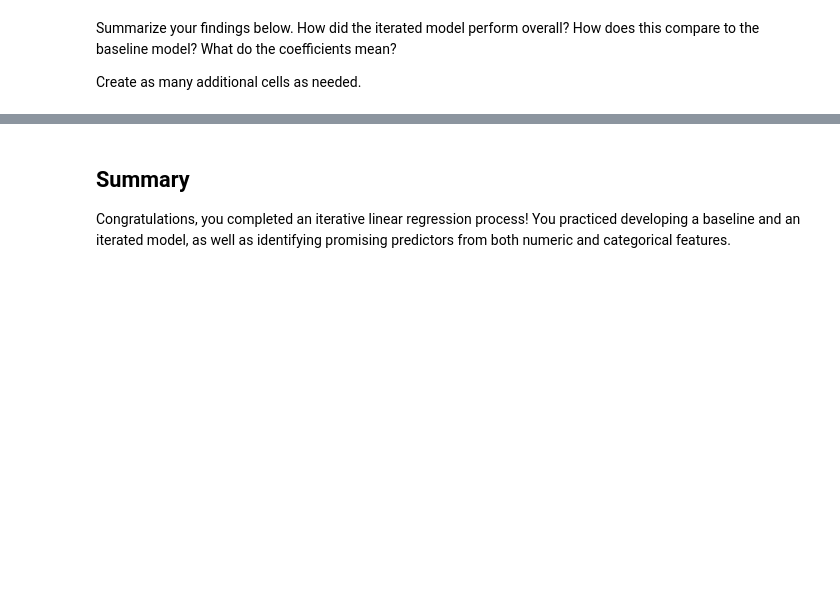
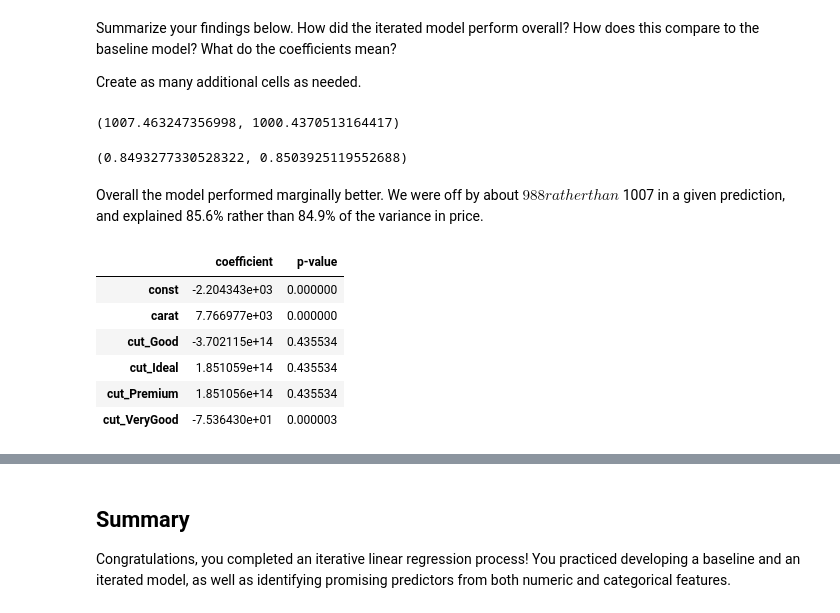
Before and after one commit to Giwanji/dsc-multiple-regression-cumulative-lab, a Jupyter notebook: index.ipynb, the cells around one changed output, grey strips where cells are left out. Cells and saved outputs as stored; diff of their text form; code cells hidden in the pictures; blank space fills up the shorter version.

Commit message:
Evaluating and Interpretating the model

```diff
--- a/index.ipynb
+++ b/index.ipynb
@@ -441,3 +439,9 @@ We now need to change the boolean values for the four "cut" column to 1s and 0s
+# %%
+# Your code here
+X_iterated.cut_Good = X_iterated.cut_Good.replace({True:1, False:0})
+X_iterated.cut_Ideal = X_iterated.cut_Good.replace({True:1, False:0})
+X_iterated.cut_Premium = X_iterated.cut_Good.replace({True:1, False:0})
+X_iterated.cut_VeryGood = X_iterated.cut_VeryGood.replace({True:1, False:0})
 # %% [markdown]
 Now you should have 1 fewer column than before:
 # %%
@@ -454,3 +456,7 @@ Using the `y` variable from our previous model and `X_iterated`, build a model c
+# %%
+# Your code here
+iterated_model = sm.OLS(y, sm.add_constant(X_iterated))
+iterated_results = iterated_model.fit()
 # %% [markdown]
 ## 6. Evaluate and Interpret Multiple Linear Regression Model Results
 
@@ -464,3 +488,27 @@ Summarize your findings below. How did the iterated model perform overall? How d
 Create as many additional cells as needed.
 # %%
 # Your written answer here
+iterated_mae = mean_absolute_error(y, iterated_results.predict(sm.add_constant(X_iterated)))
+baseline_mae, iterated_mae
+# %% [output]
+(1007.463247356998, 1000.4370513164417)
+# %%
+baseline_results.rsquared_adj, iterated_results.rsquared_adj
+# %% [output]
+(0.8493277330528322, 0.8503925119552688)
+# %% [markdown]
+Overall the model performed marginally better. We were off by about $988 rather
+than $1007 in a given prediction, and explained 85.6% rather than 84.9% of the
+variance in price.
+# %%
+results_df = pd.concat([iterated_results.params, iterated_results.pvalues], axis=1)
+results_df.columns = ["coefficient", "p-value"]
+results_df
+# %% [output]
+|  | coefficient | p-value |
+| const | -2.204343e+03 | 0.000000 |
+| carat | 7.766977e+03 | 0.000000 |
+| cut_Good | -3.702115e+14 | 0.435534 |
+| cut_Ideal | 1.851059e+14 | 0.435534 |
+| cut_Premium | 1.851056e+14 | 0.435534 |
+| cut_VeryGood | -7.536430e+01 | 0.000003 |
```
Also changed, not shown: parts of 4 cells of this notebook.
